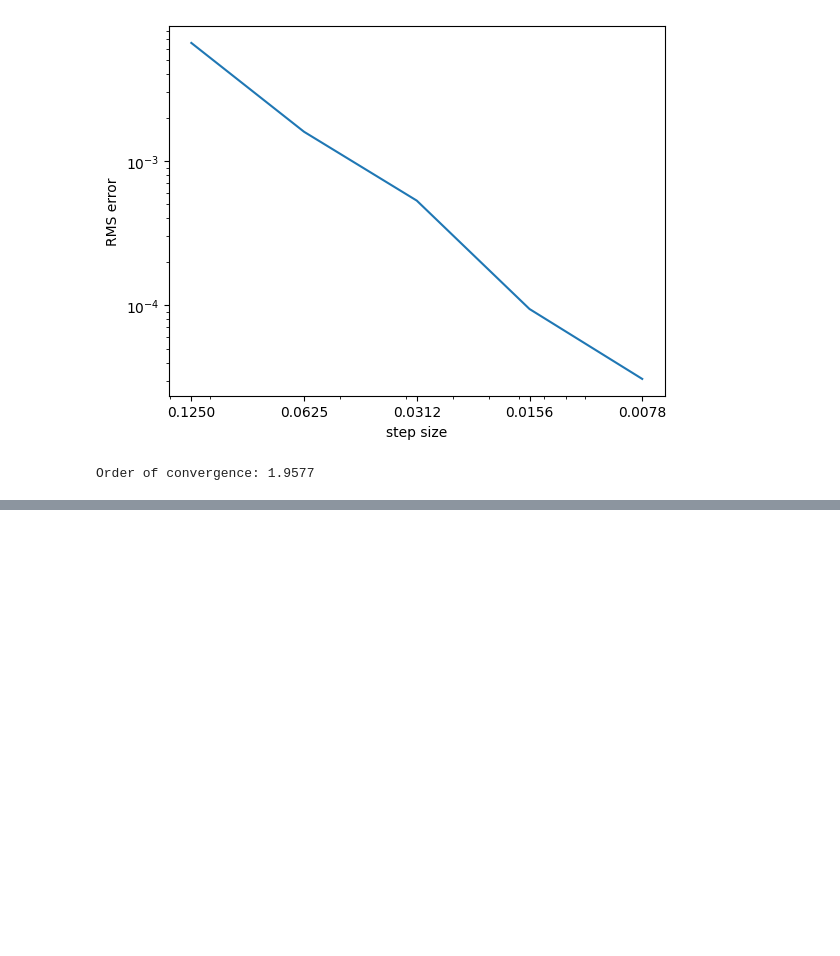
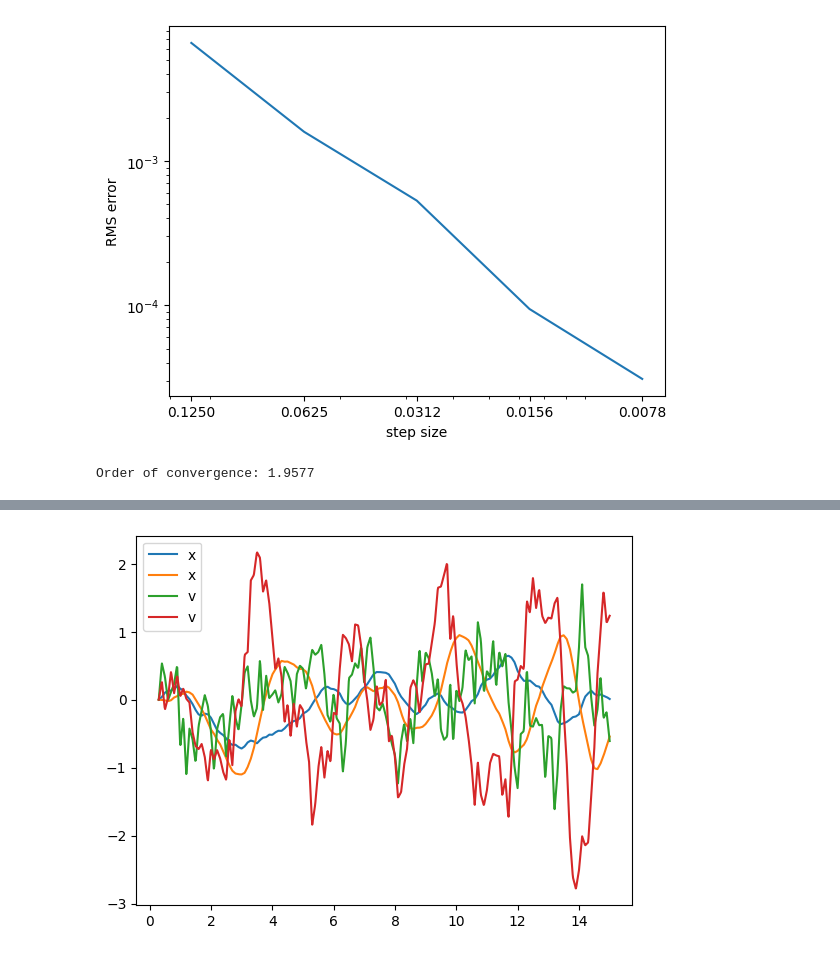
Before and after one commit to andyElking/diffrax_STLA, a Jupyter notebook: srk_trial.ipynb, the cells around one changed output, grey strips where cells are left out. Drawn from its saved outputs; the diff is of its cells as text; code cells hidden in the pictures; blank space fills up the shorter version.

Commit message:
timeing for additive vs general SRK

```diff
--- a/srk_trial.ipynb
+++ b/srk_trial.ipynb
@@ -1,12 +1,13 @@
 # %%
-%env JAX_PLATFORM_NAME=cpu
+%env JAX_PLATFORM_NAME=cuda
 
-from test.helpers import get_bqp, get_harmonic_oscillator
+from test.helpers import get_bqp, get_harmonic_oscillator, get_mlp_sde, sde_solver_order
 
 import jax.numpy as jnp
 import jax.random as jrandom
 import matplotlib.pyplot as plt
-from diffrax import diffeqsolve, SaveAt
+from diffrax import diffeqsolve, PIDController, SaveAt
+from diffrax.solver import AdditiveShARK, ALIGN, ShARK
 from diffrax.solver.foster_srk import FosterSRK
 from jax import config
 
@@ -50,19 +51,22 @@ def get_dtype(x):
         return jnp.dtype(x)
 
 
-t0, t1 = 0.3, 15
+t0, t1 = 0.3, 15.0
+t_short = 5.1
+t_long = 35.0
 saveat = SaveAt(ts=jnp.linspace(t0, t1, 1000))
+saveat_long = SaveAt(ts=jnp.linspace(t0, t_long, 1000))
 dt0 = 0.1
 
 t0_typed, t1_typed = dtype(0.3), dtype(15)
 saveat_typed = SaveAt(ts=jnp.linspace(t0, t1, 1000, dtype=dtype))
 dt0_typed = dtype(0.1)
 
-hosc = get_harmonic_oscillator(0.3, 15.0, dtype=dtype)
+hosc = get_harmonic_oscillator(t0, t1, dtype=dtype)
 terms_hosc = hosc.get_terms(hosc.get_bm(key, levy_area="space-time", tol=2**-10))
-hosc_short = get_harmonic_oscillator(0.3, 5.1, dtype=dtype)
+hosc_short = get_harmonic_oscillator(t0, t_short, dtype=dtype)
 
-bqp = get_bqp(0.3, 15.0, dtype=dtype)
+bqp = get_bqp(t0, t1, dtype=dtype)
 terms_bqp = bqp.get_terms(bqp.get_bm(key, levy_area="space-time", tol=2**-10))
-bqp_short = get_bqp(0.3, 5.1, dtype=dtype)
+bqp_short = get_bqp(t0, t_short, dtype=dtype)
 # %% [output]
@@ -228,0 +149,15 @@ Order of convergence: 1.9577
+# %%
+# First warmup, so that we don't measure jaxpr compilation time
+solAdditiveShARK = diffeqsolve(
+    terms_hosc,
+    AdditiveShARK(),
+    t0,
+    t1,
+    dt0=dt0,
+    y0=hosc.y0,
+    args=hosc.args,
+    saveat=saveat,
+)
+%timeit jax.block_until_ready(diffeqsolve(terms_hosc, AdditiveShARK(), t0, t1, dt0=dt0, y0=hosc.y0, args=hosc.args, saveat=saveat))
+plot_sol(solAdditiveShARK)
+# %% [output]
@@ -228,0 +165 @@ Order of convergence: 1.9577
+[figure, added]
```
Also changed, not shown: parts of 8 cells of this notebook, 7 other files.
